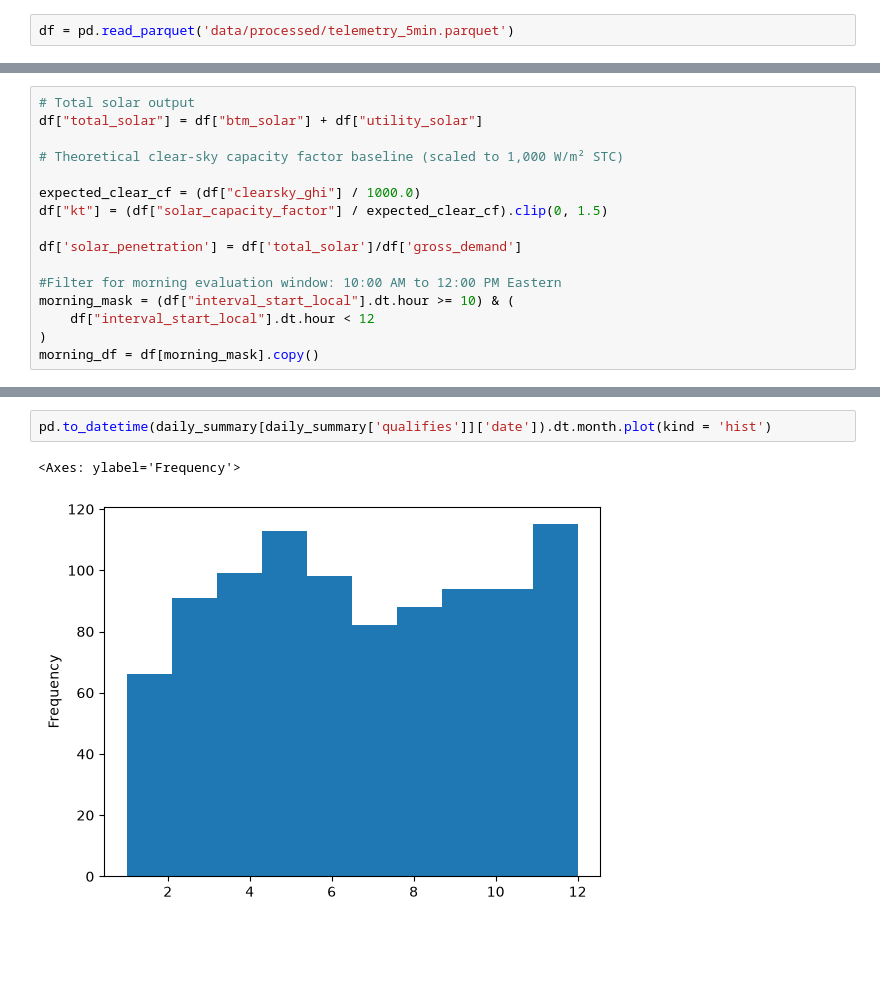
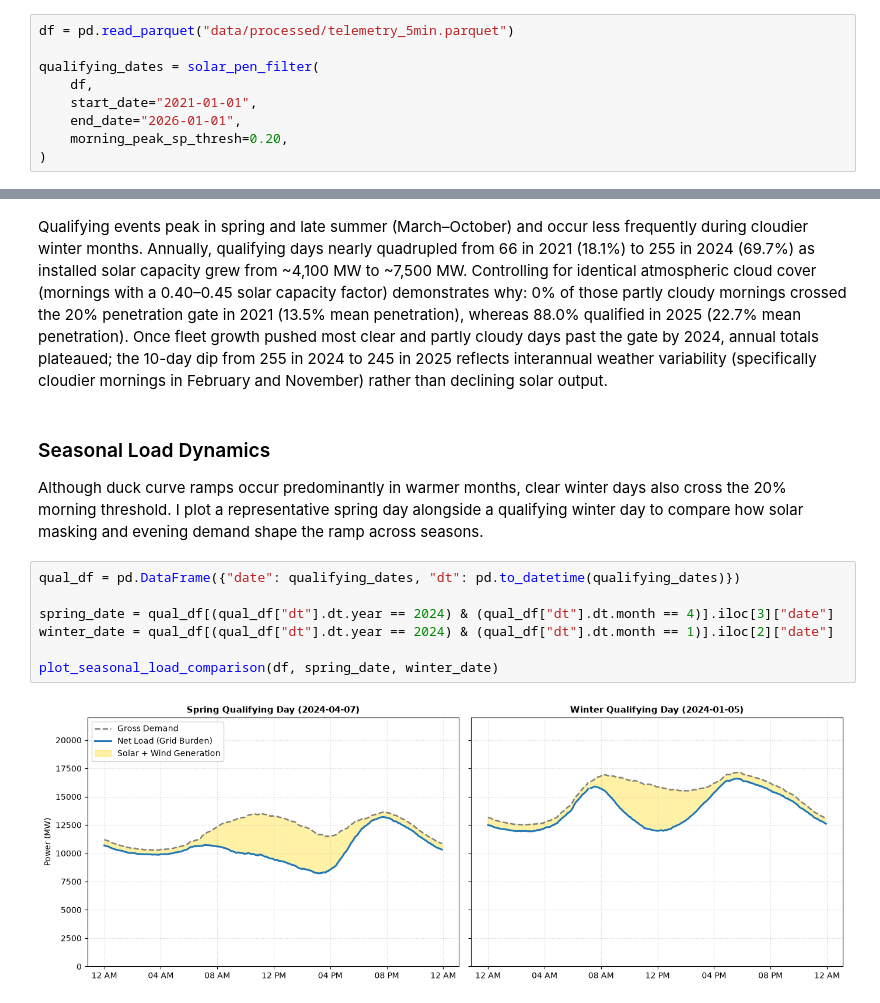
Before and after one commit to evanhk/eveningPowerRamp, a Jupyter notebook: notebooks/02_ramp_segmentation.ipynb, the cells around one changed output, grey strips where cells are left out. Cells and saved outputs as stored; diff of their text form; blank space fills up the shorter version.

```diff
--- a/notebooks/02_ramp_segmentation.ipynb
+++ b/notebooks/02_ramp_segmentation.ipynb
@@ -25,2 +47,9 @@ import matplotlib.pyplot as plt
 # %%
-df = pd.read_parquet('data/processed/telemetry_5min.parquet')
+df = pd.read_parquet("data/processed/telemetry_5min.parquet")
+
+qualifying_dates = solar_pen_filter(
+    df,
+    start_date="2021-01-01",
+    end_date="2026-01-01",
+    morning_peak_sp_thresh=0.20,
+)
@@ -42,16 +89,0 @@ df.head()
-# %%
-# Total solar output
-df["total_solar"] = df["btm_solar"] + df["utility_solar"]
-
-# Theoretical clear-sky capacity factor baseline (scaled to 1,000 W/m² STC)
-
-expected_clear_cf = (df["clearsky_ghi"] / 1000.0)
-df["kt"] = (df["solar_capacity_factor"] / expected_clear_cf).clip(0, 1.5)
-
-df['solar_penetration'] = df['total_solar']/df['gross_demand']
-
-#Filter for morning evaluation window: 10:00 AM to 12:00 PM Eastern
-morning_mask = (df["interval_start_local"].dt.hour >= 10) & (
-    df["interval_start_local"].dt.hour < 12
-)
-morning_df = df[morning_mask].copy()
@@ -82,5 +90,15 @@ Qualifying days: 940 (51.5%)
+# %% [markdown]
+Qualifying events peak in spring and late summer (March–October) and occur less frequently during cloudier winter months. Annually, qualifying days nearly quadrupled from 66 in 2021 (18.1%) to 255 in 2024 (69.7%) as installed solar capacity grew from ~4,100 MW to ~7,500 MW. Controlling for identical atmospheric cloud cover (mornings with a 0.40–0.45 solar capacity factor) demonstrates why: 0% of those partly cloudy mornings crossed the 20% penetration gate in 2021 (13.5% mean penetration), whereas 88.0% qualified in 2025 (22.7% mean penetration). Once fleet growth pushed most clear and partly cloudy days past the gate by 2024, annual totals plateaued; the 10-day dip from 255 in 2024 to 245 in 2025 reflects interannual weather variability (specifically cloudier mornings in February and November) rather than declining solar output.
+# %% [markdown]
+### Seasonal Load Dynamics
+
+Although duck curve ramps occur predominantly in warmer months, clear winter days also cross the 20% morning threshold. I plot a representative spring day alongside a qualifying winter day to compare how solar masking and evening demand shape the ramp across seasons.
 # %%
-pd.to_datetime(daily_summary[daily_summary['qualifies']]['date']).dt.month.plot(kind = 'hist')
+qual_df = pd.DataFrame({"date": qualifying_dates, "dt": pd.to_datetime(qualifying_dates)})
+
+spring_date = qual_df[(qual_df["dt"].dt.year == 2024) & (qual_df["dt"].dt.month == 4)].iloc[3]["date"]
+winter_date = qual_df[(qual_df["dt"].dt.year == 2024) & (qual_df["dt"].dt.month == 1)].iloc[2]["date"]
+
+plot_seasonal_load_comparison(df, spring_date, winter_date)
 # %% [output]
-<Axes: ylabel='Frequency'>
-[figure, old version]
+[figure, new version]
```
Also changed, not shown: parts of 42 cells of this notebook, 8 other files.
